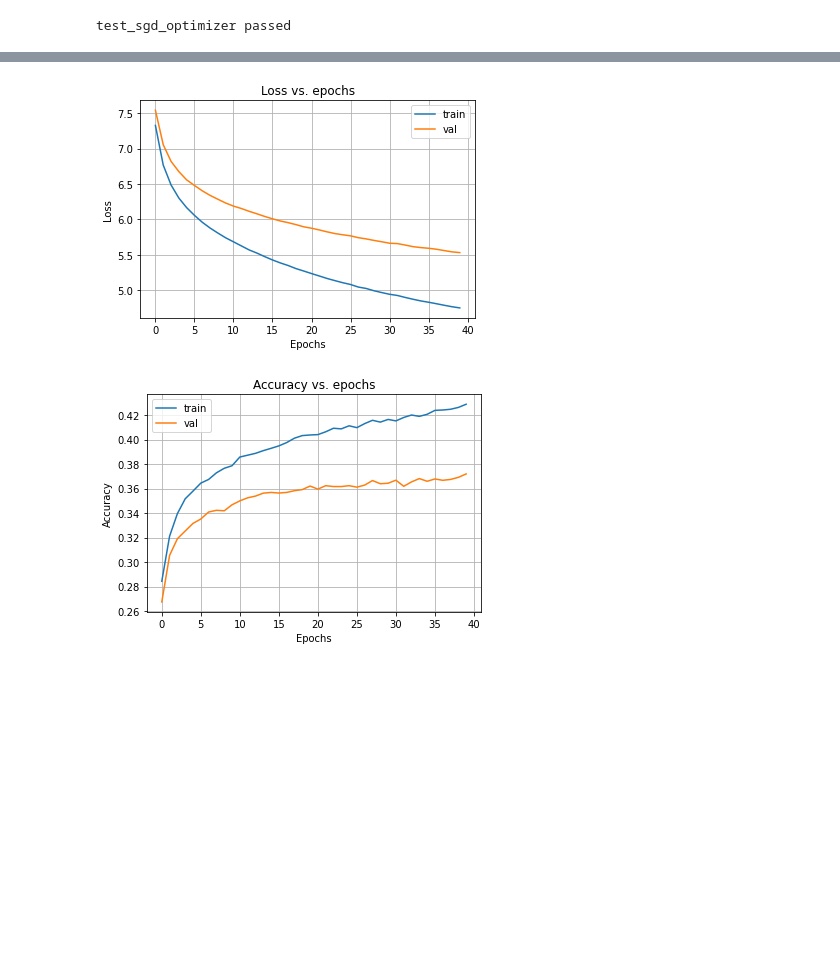
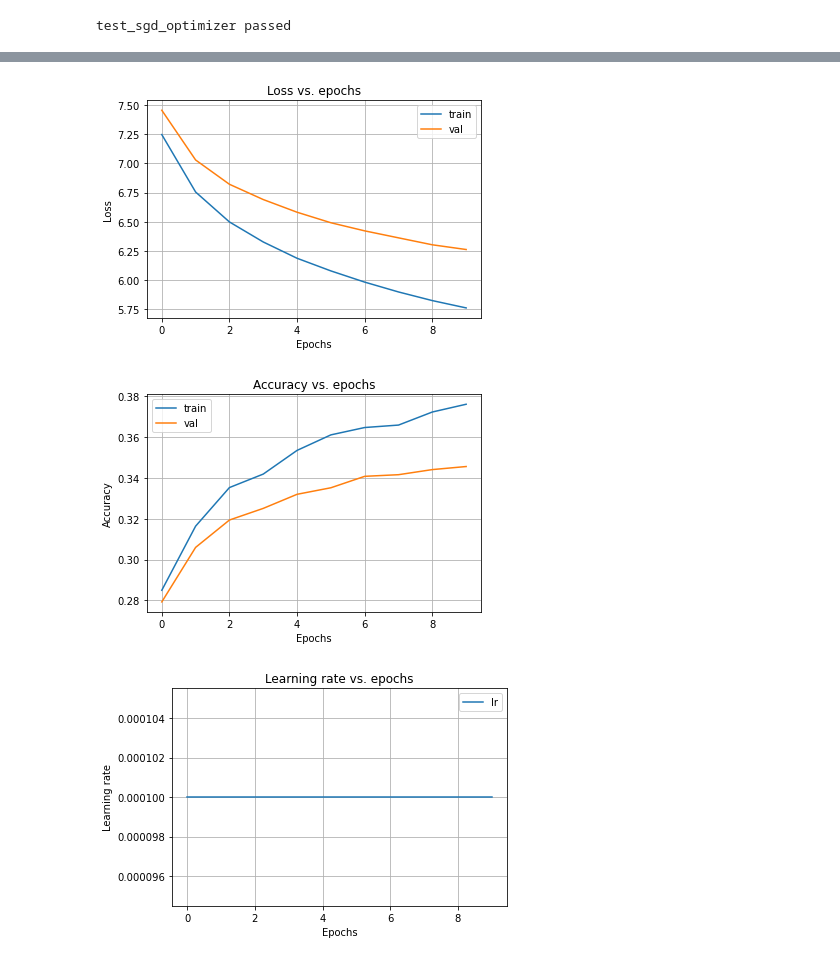
Before and after one commit to mark-antal-csizmadia/nn-blocks, a Jupyter notebook: main.ipynb, the cells around one changed output, grey strips where cells are left out. Saved outputs shown, nothing was run; the diff lists cells and outputs as text; code cells hidden in the pictures; blank space fills up the shorter version.

```diff
--- a/main.ipynb
+++ b/main.ipynb
@@ -1551,6 +1690,8 @@ class Model():
         self.metrics_dict = {**metrics_train, **metrics_val}
         self.loss_dict = {"loss_train": [], "loss_val": []}
         self.metrics = metrics
+
+        self.lr_dict = {"lr": []}
 
         self.compiled = True
 
@@ -1621,6 +1762,8 @@ class Model():
                 self.metrics_dict[metrics.name + "_val"].append(metrics_value_val)
                 val_str += f", val {metrics.name} = {metrics_value_val}"
 
+
+            self.lr_dict["lr"].append(self.optimizer.get_lr())
             #acc_val = self.metrics.accuracy.get_accuracy(y_val, y_hat_val)
 
 
@@ -1630,7 +1773,7 @@ class Model():
 
             self.optimizer.apply_lr_schedule()
 
-        return {**self.metrics_dict, **self.loss_dict}
+        return {**self.metrics_dict, **self.loss_dict, **self.lr_dict}
 
     def __repr__(self, ):
         repr_str = "model summary: \n"
@@ -1988,7 +1989,7 @@ loss = CategoricalHingeLoss()
 lr_initial = 0.0001
 optimizer = SGDOptimizer(lr_schedule=LRConstantSchedule(lr_initial))
 
-n_epochs = 40
+n_epochs = 10#40
 batch_size = 100
 
 metrics = [AccuracyMetrics()]
@@ -2074,29 +2065,40 @@ starting epoch: 12 ...
 # %%
 def plot_losses(history):
     plt.plot(history["loss_train"], label="train")
     plt.plot(history["loss_val"], label="val")
     plt.grid()
     plt.title("Loss vs. epochs")
     plt.xlabel("Epochs")
     plt.ylabel("Loss")
     plt.legend()
     plt.show()
 
 def plot_accuracies(history):
     plt.plot(history["accuracy_train"], label="train")
     plt.plot(history["accuracy_val"], label="val")
     plt.grid()
     plt.title("Accuracy vs. epochs")
     plt.xlabel("Epochs")
     plt.ylabel("Accuracy")
     plt.legend()
     plt.show()
 
+def plot_lr(history):
+    plt.plot(history["lr"], label="lr")
+    plt.grid()
+    plt.title("Learning rate vs. epochs")
+    plt.xlabel("Epochs")
+    plt.ylabel("Learning rate")
+    plt.legend()
+    plt.show()
+
 plot_losses(history)
 plot_accuracies(history)
+plot_lr(history)
 # %% [output]
-[figure, old version]
+[figure, new version]
-[figure, old version]
+[figure, new version]
+[figure, added]
 # %%
 def visualize_grid(Xs, ubound=255.0, padding=1):
     """
```
Also changed, not shown: parts of 23 cells of this notebook, 2 other files.
